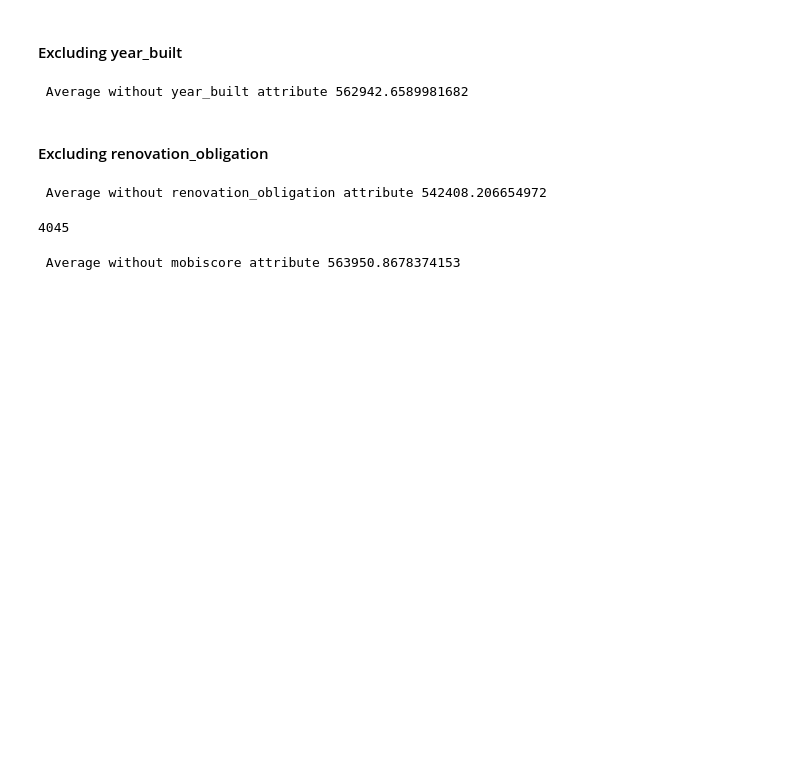
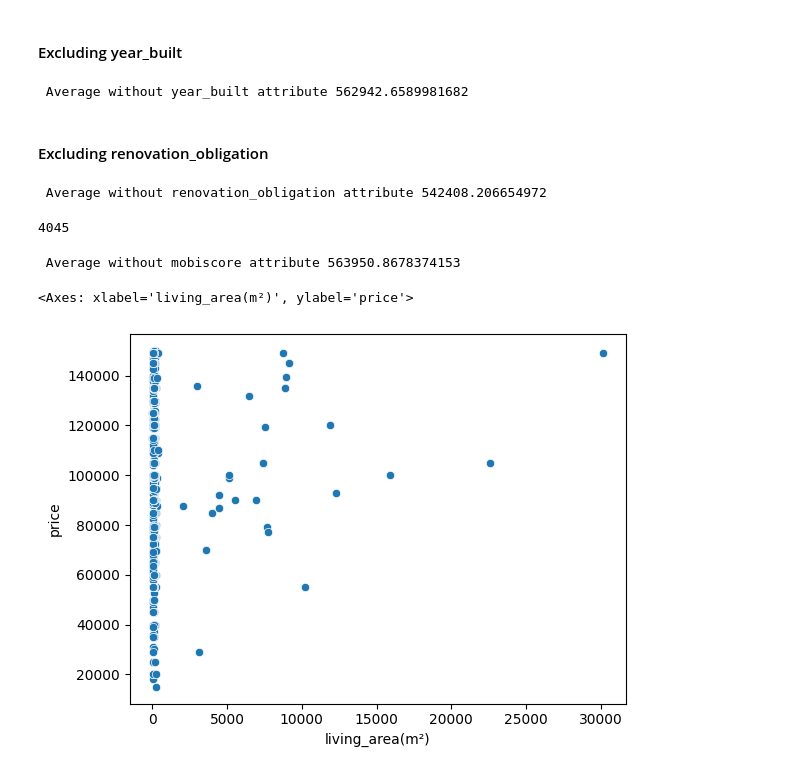
Before and after one commit to hermstefanny/immo-eliza-analysis, a Jupyter notebook: cleaning_notebook.ipynb, the cells around one changed output. Drawn from its saved outputs; the diff is of its cells as text; code cells hidden in the pictures; blank space fills up the shorter version.

```diff
--- a/cleaning_notebook.ipynb
+++ b/cleaning_notebook.ipynb
@@ -370,3 +370,8 @@ df_n_mobi = df_n_bedrooms[~df_n_bedrooms[['mobiscore']].isna().all(axis=1)]
 print(f" Average without mobiscore attribute {df_n_mobi['price'].mean()}")
 # %% [output]
  Average without mobiscore attribute 563950.8678374153
+# %%
+sns.scatterplot(x='living_area(m²)', y='price', data = df_n_bedrooms.head(1000))
+# %% [output]
+<Axes: xlabel='living_area(m²)', ylabel='price'>
+[figure, added]
```
Also changed, not shown: parts of 2 cells of this notebook.
